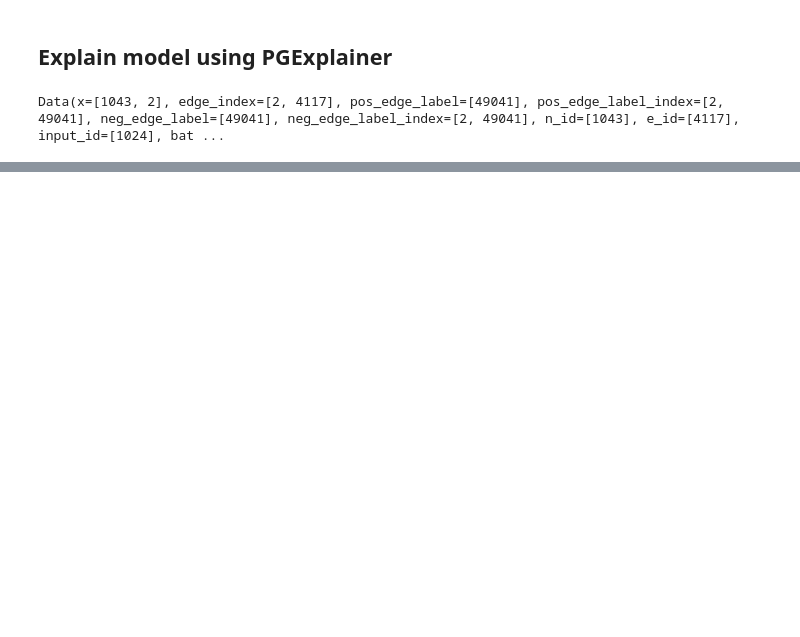
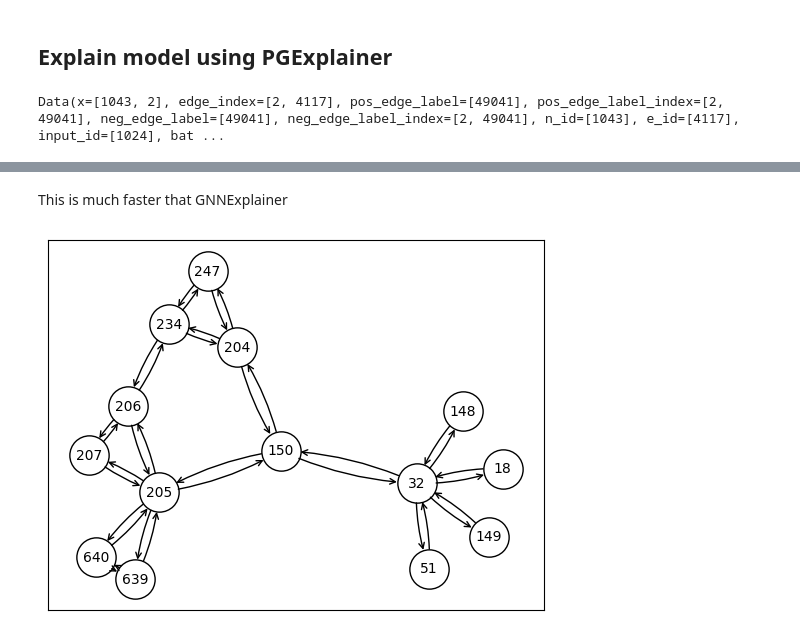
Before and after one commit to h3dema/pyg-recomm-explain, a Jupyter notebook: Recommending Amazon Products-PGExplainer.ipynb, the cells around one changed output, grey strips where cells are left out. Saved outputs shown, nothing was run; the diff lists cells and outputs as text; code cells hidden in the pictures; blank space fills up the shorter version.

```diff
--- a/Recommending Amazon Products-PGExplainer.ipynb
+++ b/Recommending Amazon Products-PGExplainer.ipynb
@@ -170,0 +203,13 @@ explanation_pge.visualize_graph(path_pge)
+# %% [markdown]
+This is much faster that GNNExplainer
+# %%
+# Get the final explanations for index = 150
+explanation_pge = pgexplainer(
+    torch.tensor(train_graph.x).float().to(device),
+    train_graph.edge_index,
+    index=150,
+    target=target[:train_graph.x.shape[0]]
+)
+explanation_pge.visualize_graph()
+# %% [output]
+[figure, added]
```
Also changed, not shown: parts of 31 cells of this notebook.
